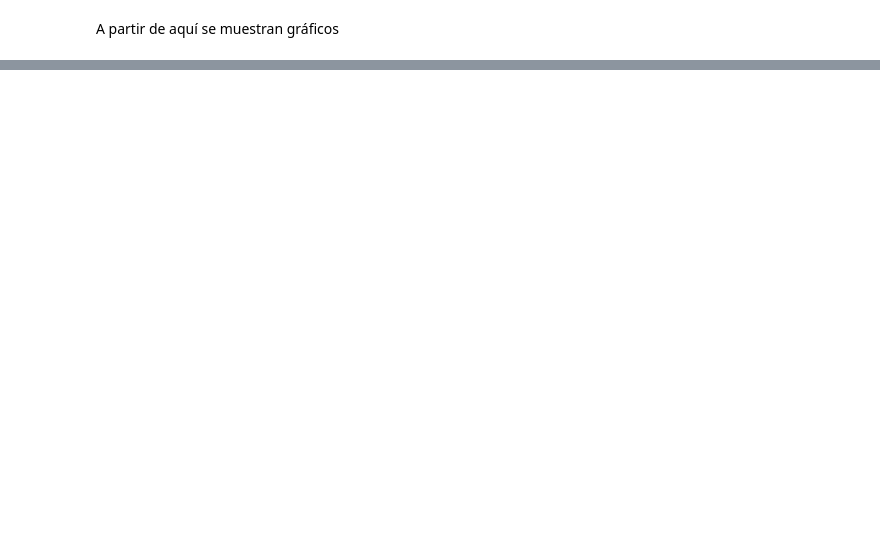
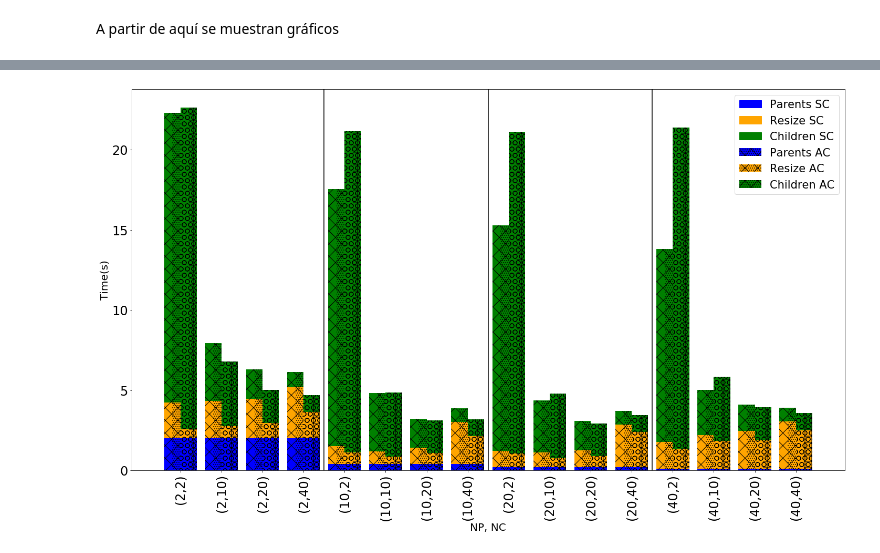
Before and after one commit to hpca-uji/Proteo, a Jupyter notebook: Analysis/analyser.ipynb, the cells around one changed output, grey strips where cells are left out. Cells and saved outputs as stored; diff of their text form; code cells hidden in the pictures; blank space fills up the shorter version.

```diff
--- a/Analysis/analyser.ipynb
+++ b/Analysis/analyser.ipynb
@@ -734,0 +849,57 @@ Para Tipo = 2
+# %%
+f=plt.figure(figsize=(20, 12))
+#for numP in values:
+
+x = np.arange(len(labelsP_J))
+
+width = 0.4/2
+sumaTP_TM = np.add(TP_data, TM_data).tolist()
+sumaTP_TM_A = np.add(TP_A_data, TM_A_data).tolist()
+
+ax=f.add_subplot(111)
+
+ax.bar(x+width/2, TP_data, width, hatch="O", color='blue')
+ax.bar(x+width/2, TM_data, width, hatch="O", bottom=TP_data,color='orange')
+ax.bar(x+width/2, TH_data, width, hatch="O", bottom=sumaTP_TM, color='green')
+
+ax.bar(x+width*1.5, TP_data, width, hatch="+O",color='blue')
+ax.bar(x+width*1.5, TM_data, width, hatch="+O",bottom=TP_data,color='orange')
+ax.bar(x+width*1.5, TH_data, width, hatch="+O",bottom=sumaTP_TM, color='green')
+
+ax.bar(x-width/2, TP_A_data, width, hatch="\\/...", color='blue')
+ax.bar(x-width/2, TM_A_data, width, bottom=TP_A_data, hatch="\\/...", color='orange')
+ax.bar(x-width/2, TH_A_data, width, bottom=sumaTP_TM_A, hatch="\\/...", color='green')
+
+ax.bar(x-width*1.5, TP_A_data, width, hatch="X", color='blue')
+ax.bar(x-width*1.5, TM_A_data, width, bottom=TP_A_data, hatch="X", color='orange')
+ax.bar(x-width*1.5, TH_A_data, width, bottom=sumaTP_TM_A, hatch="X", color='green')
+
+ax.set_ylabel("Time(s)", fontsize=20)
+ax.set_xlabel("NP, NC", fontsize=20)
+plt.xticks(x, labelsP_J, rotation=90)
+
+blue_Spatch = mpatches.Patch(color='blue', label='Parents SC')
+orange_Spatch = mpatches.Patch(color='orange', label='Resize SC')
+green_Spatch = mpatches.Patch(color='green', label='Children SC')
+blue_Apatch = mpatches.Patch(hatch='\\/...', facecolor='blue', label='Parents AC')
+orange_Apatch = mpatches.Patch(hatch='\\/...', facecolor='orange', label='Resize AC')
+green_Apatch = mpatches.Patch(hatch='\\/...', facecolor='green', label='Children AC')
+
+
+handles=[blue_Spatch,orange_Spatch,green_Spatch,blue_Apatch,orange_Apatch,green_Apatch]
+
+plt.legend(handles=handles, loc='upper right', fontsize=21)
+
+ax.axvline((3.5), color='black')
+ax.axvline((7.5), color='black')
+ax.axvline((11.5), color='black')
+
+ax.tick_params(axis='both', which='major', labelsize=24)
+ax.tick_params(axis='both', which='minor', labelsize=22)
+    #ax.axvline(4)
+
+f.tight_layout()
+f.savefig("Images/EX_Partitions_"+dist_names[dist]+".png", format="png")
+j = (j+1)%5
+# %% [output]
+[figure, added]
```
Also changed, not shown: parts of 22 cells of this notebook.
